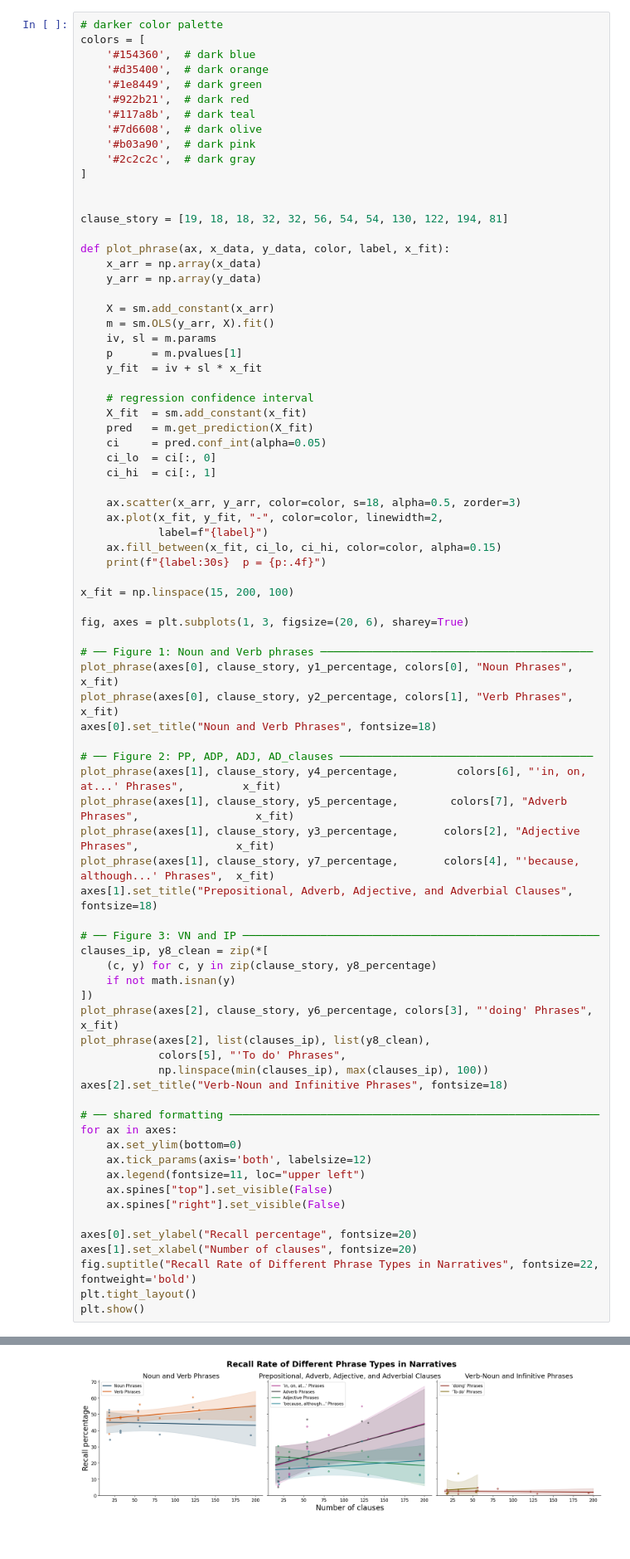
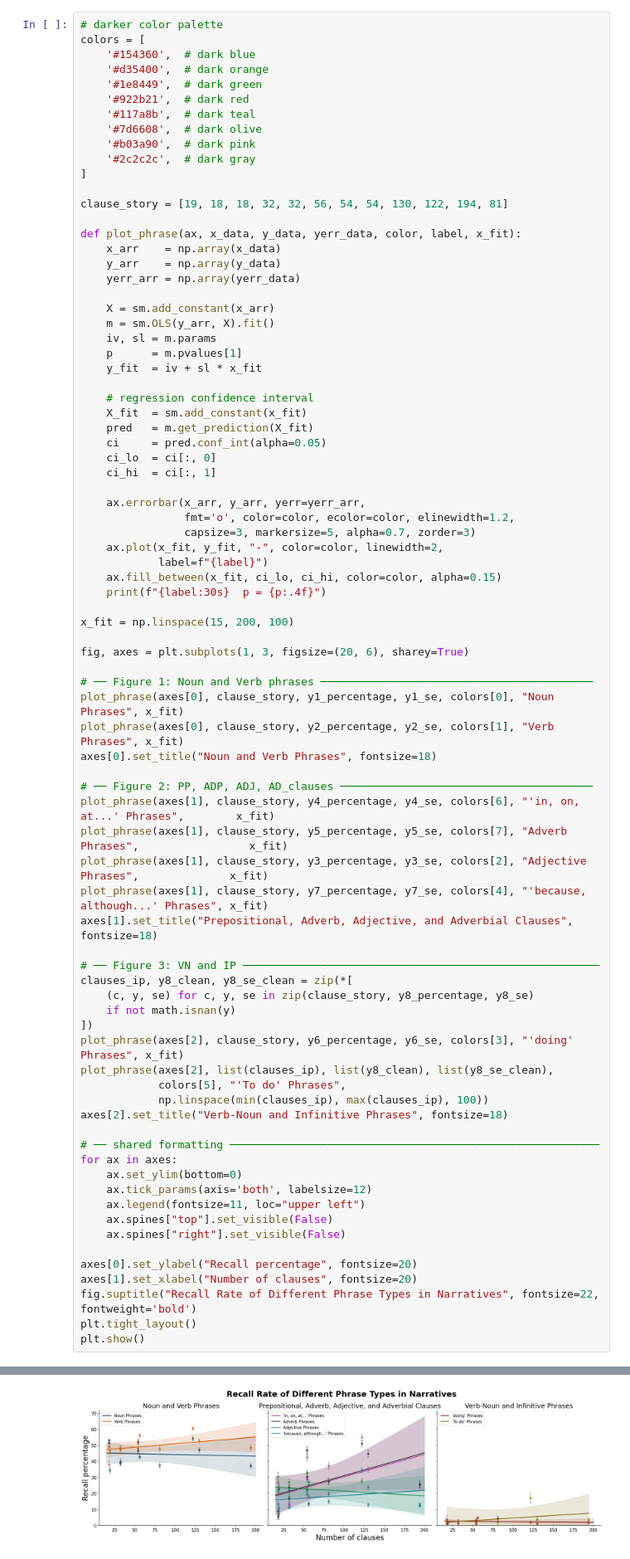
Before and after one commit to Yidan-Zhu/structured_compression_in_narrative_memory, a Jupyter notebook: study 1 - phrase.ipynb, the cells around one changed output, grey strips where cells are left out. Shown at 83% size. Saved outputs shown, nothing was run; the diff lists cells and outputs as text.

```diff
--- a/study 1 - phrase.ipynb
+++ b/study 1 - phrase.ipynb
@@ -719,12 +761,12 @@ colors = [
     '#2c2c2c',  # dark gray
 ]
 
-
 clause_story = [19, 18, 18, 32, 32, 56, 54, 54, 130, 122, 194, 81]
 
-def plot_phrase(ax, x_data, y_data, color, label, x_fit):
-    x_arr = np.array(x_data)
-    y_arr = np.array(y_data)
+def plot_phrase(ax, x_data, y_data, yerr_data, color, label, x_fit):
+    x_arr    = np.array(x_data)
+    y_arr    = np.array(y_data)
+    yerr_arr = np.array(yerr_data)
 
     X = sm.add_constant(x_arr)
     m = sm.OLS(y_arr, X).fit()
@@ -739,7 +781,9 @@ def plot_phrase(ax, x_data, y_data, color, label, x_fit):
     ci_lo  = ci[:, 0]
     ci_hi  = ci[:, 1]
 
-    ax.scatter(x_arr, y_arr, color=color, s=18, alpha=0.5, zorder=3)
+    ax.errorbar(x_arr, y_arr, yerr=yerr_arr,
+                fmt='o', color=color, ecolor=color, elinewidth=1.2,
+                capsize=3, markersize=5, alpha=0.7, zorder=3)
     ax.plot(x_fit, y_fit, "-", color=color, linewidth=2,
             label=f"{label}")
     ax.fill_between(x_fit, ci_lo, ci_hi, color=color, alpha=0.15)
@@ -750,24 +794,24 @@ x_fit = np.linspace(15, 200, 100)
 fig, axes = plt.subplots(1, 3, figsize=(20, 6), sharey=True)
 
 # ── Figure 1: Noun and Verb phrases ──────────────────────────────────────────
-plot_phrase(axes[0], clause_story, y1_percentage, colors[0], "Noun Phrases", x_fit)
-plot_phrase(axes[0], clause_story, y2_percentage, colors[1], "Verb Phrases", x_fit)
+plot_phrase(axes[0], clause_story, y1_percentage, y1_se, colors[0], "Noun Phrases", x_fit)
+plot_phrase(axes[0], clause_story, y2_percentage, y2_se, colors[1], "Verb Phrases", x_fit)
 axes[0].set_title("Noun and Verb Phrases", fontsize=18)
 
 # ── Figure 2: PP, ADP, ADJ, AD_clauses ───────────────────────────────────────
-plot_phrase(axes[1], clause_story, y4_percentage,         colors[6], "'in, on, at...' Phrases",         x_fit)
-plot_phrase(axes[1], clause_story, y5_percentage,        colors[7], "Adverb Phrases",                  x_fit)
-plot_phrase(axes[1], clause_story, y3_percentage,       colors[2], "Adjective Phrases",               x_fit)
-plot_phrase(axes[1], clause_story, y7_percentage,       colors[4], "'because, although...' Phrases",  x_fit)
+plot_phrase(axes[1], clause_story, y4_percentage, y4_se, colors[6], "'in, on, at...' Phrases",        x_fit)
+plot_phrase(axes[1], clause_story, y5_percentage, y5_se, colors[7], "Adverb Phrases",                 x_fit)
+plot_phrase(axes[1], clause_story, y3_percentage, y3_se, colors[2], "Adjective Phrases",              x_fit)
+plot_phrase(axes[1], clause_story, y7_percentage, y7_se, colors[4], "'because, although...' Phrases", x_fit)
 axes[1].set_title("Prepositional, Adverb, Adjective, and Adverbial Clauses", fontsize=18)
 
 # ── Figure 3: VN and IP ───────────────────────────────────────────────────────
-clauses_ip, y8_clean = zip(*[
-    (c, y) for c, y in zip(clause_story, y8_percentage)
+clauses_ip, y8_clean, y8_se_clean = zip(*[
+    (c, y, se) for c, y, se in zip(clause_story, y8_percentage, y8_se)
     if not math.isnan(y)
 ])
-plot_phrase(axes[2], clause_story, y6_percentage, colors[3], "'doing' Phrases", x_fit)
-plot_phrase(axes[2], list(clauses_ip), list(y8_clean),
+plot_phrase(axes[2], clause_story, y6_percentage, y6_se, colors[3], "'doing' Phrases", x_fit)
+plot_phrase(axes[2], list(clauses_ip), list(y8_clean), list(y8_se_clean),
             colors[5], "'To do' Phrases",
             np.linspace(min(clauses_ip), max(clauses_ip), 100))
 axes[2].set_title("Verb-Noun and Infinitive Phrases", fontsize=18)
@@ -797,4 +841,4 @@ Adjective Phrases               p = 0.4760
-[figure, old version]
+[figure, new version]
 # %%
 from scipy.stats import wilcoxon
 from scipy.stats import norm as sp_norm
```
Also changed, not shown: parts of 2 cells of this notebook, 5 other files.
